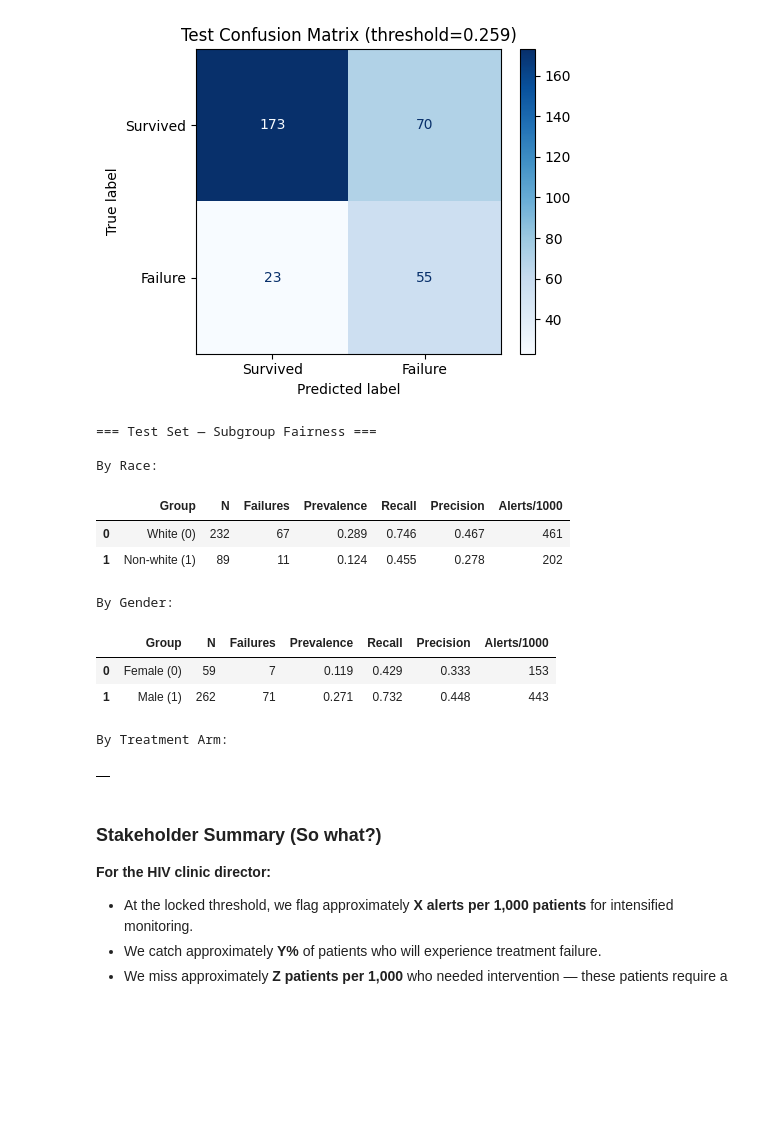
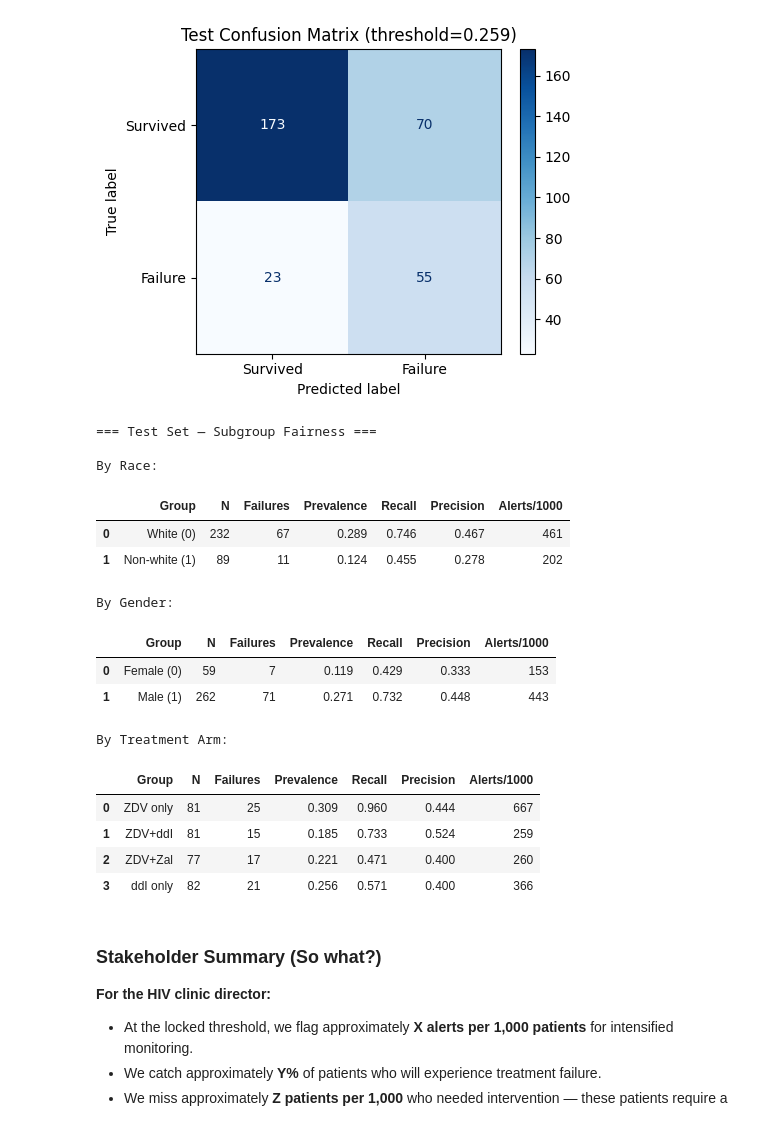
Before and after one commit to devMYurge/RAI_HIV_treatment_failure, a Jupyter notebook: ML4HL_ACTG175_RAI_toolbox.ipynb, the cells around one changed output. Drawn from its saved outputs; the diff is of its cells as text; code cells hidden in the pictures; blank space fills up the shorter version.

```diff
--- a/ML4HL_ACTG175_RAI_toolbox.ipynb
+++ b/ML4HL_ACTG175_RAI_toolbox.ipynb
@@ -1089,35 +1095,39 @@ display(subgroup_report(
     X_test["race"].values,
     {"White (0)": 0, "Non-white (1)": 1},
     threshold=locked_threshold))
 
 print("\nBy Gender:")
 display(subgroup_report(
     y_test.values, test_scores,
     X_test["gender"].values,
     {"Female (0)": 0, "Male (1)": 1},
     threshold=locked_threshold))
 
 # Treatment arm performance
 print("\nBy Treatment Arm:")
 trt_original = df.loc[X_test.index, "trt"].values
-trt_map = {0: "ZDV only", 1: "ZDV+ddI", 2: "ZDV+Zal", 3: "ddI only"}
+trt_map = {"ZDV only": 0, "ZDV+ddI": 1, "ZDV+Zal": 2, "ddI only": 3}   # {label: value}
 display(subgroup_report(
     y_test.values, test_scores,
     trt_original, trt_map,
     threshold=locked_threshold))
 # %% [output]
 === Test Set — Subgroup Fairness ===
 
 By Race:
 |  | Group | N | Failures | Prevalence | Recall | Precision | Alerts/1000 |
 | 0 | White (0) | 232 | 67 | 0.289 | 0.746 | 0.467 | 461 |
 | 1 | Non-white (1) | 89 | 11 | 0.124 | 0.455 | 0.278 | 202 |
 By Gender:
 |  | Group | N | Failures | Prevalence | Recall | Precision | Alerts/1000 |
 | 0 | Female (0) | 59 | 7 | 0.119 | 0.429 | 0.333 | 153 |
 | 1 | Male (1) | 262 | 71 | 0.271 | 0.732 | 0.448 | 443 |
 By Treatment Arm:
-|  |
+|  | Group | N | Failures | Prevalence | Recall | Precision | Alerts/1000 |
+| 0 | ZDV only | 81 | 25 | 0.309 | 0.960 | 0.444 | 667 |
+| 1 | ZDV+ddI | 81 | 15 | 0.185 | 0.733 | 0.524 | 259 |
+| 2 | ZDV+Zal | 77 | 17 | 0.221 | 0.471 | 0.400 | 260 |
+| 3 | ddI only | 82 | 21 | 0.256 | 0.571 | 0.400 | 366 |
 # %% [markdown]
 ### Stakeholder Summary (So what?)
 
```
Also changed, not shown: parts of 2 cells of this notebook, 1 other file.
